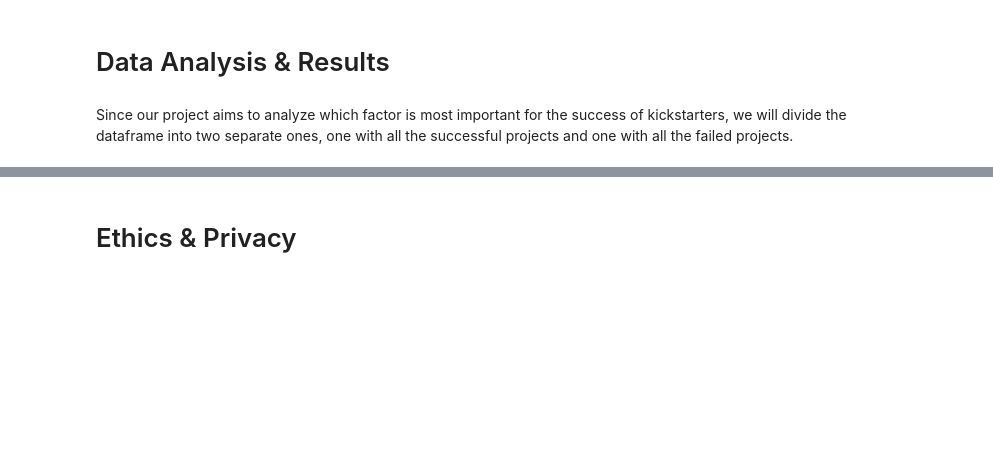
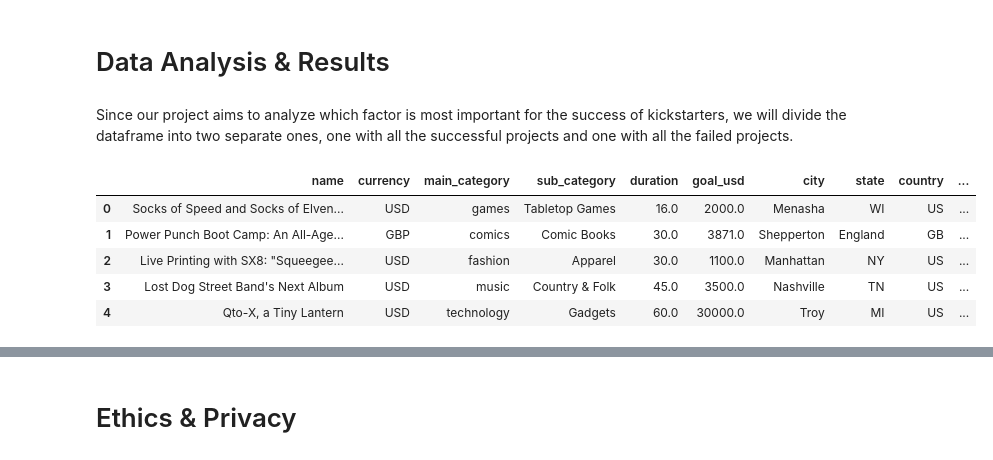
Before and after one commit to krandapus/Projects, a Jupyter notebook: FinalProject.ipynb, the cells around one changed output, grey strips where cells are left out. Saved outputs shown, nothing was run; the diff lists cells and outputs as text; code cells hidden in the pictures; blank space fills up the shorter version.

```diff
--- a/FinalProject.ipynb
+++ b/FinalProject.ipynb
@@ -101,3 +109,13 @@ Since our project aims to analyze which factor is most important for the success
 # %%
 df_successful = df_kickstarters[df_kickstarters['status']=='successful']
 df_failed = df_kickstarters[df_kickstarters['status']=='failed']
+# %%
+# views first rows of df_kickstarters
+df_kickstarters.head()
+# %% [output]
+|  | name | currency | main_category | sub_category | duration | goal_usd | city | state | country | ... |
+| 0 | Socks of Speed and Socks of Elven... | USD | games | Tabletop Games | 16.0 | 2000.0 | Menasha | WI | US | ... |
+| 1 | Power Punch Boot Camp: An All-Age... | GBP | comics | Comic Books | 30.0 | 3871.0 | Shepperton | England | GB | ... |
+| 2 | Live Printing with SX8: "Squeegee... | USD | fashion | Apparel | 30.0 | 1100.0 | Manhattan | NY | US | ... |
+| 3 | Lost Dog Street Band's Next Album | USD | music | Country & Folk | 45.0 | 3500.0 | Nashville | TN | US | ... |
+| 4 | Qto-X, a Tiny Lantern | USD | technology | Gadgets | 60.0 | 30000.0 | Troy | MI | US | ... |
```
Also changed, not shown: parts of 5 cells of this notebook.
